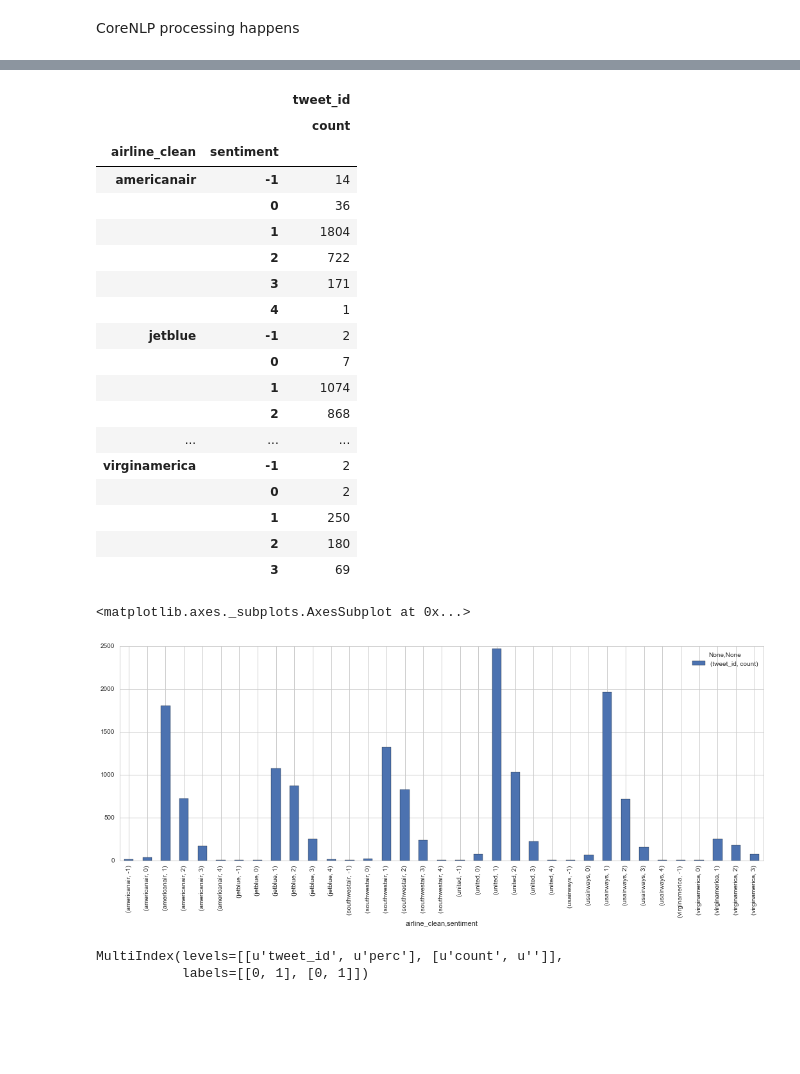
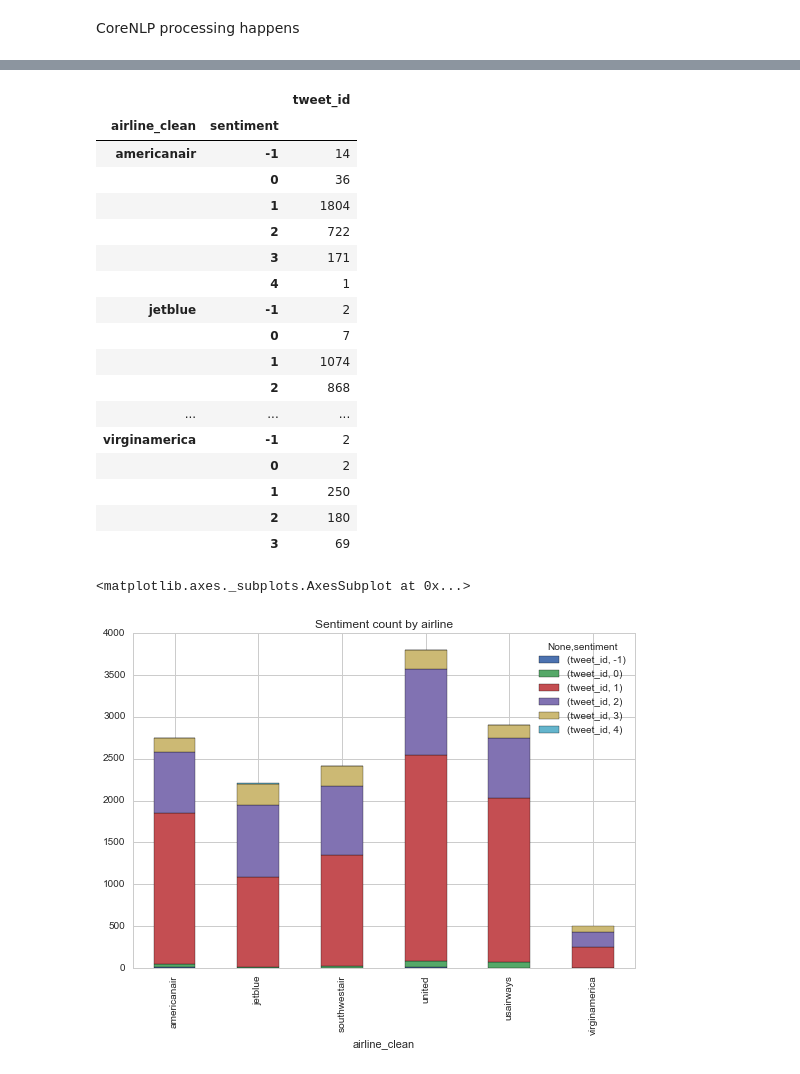
Before and after one commit to l1x/nlp, a Jupyter notebook: nlp.ipynb, the cells around one changed output, grey strips where cells are left out. Drawn from its saved outputs; the diff is of its cells as text; code cells hidden in the pictures; blank space fills up the shorter version.

```diff
--- a/nlp.ipynb
+++ b/nlp.ipynb
@@ -491,0 +492,3 @@ df2.sample()
+# %%
+df2=df2[['sentiment', 'airline_clean', 'tweet_id']]
+df2.sample()
@@ -492,9 +582,8 @@ df2.sample()
 # %%
-dfc = df2[['tweet_id','airline_clean','sentiment']].groupby(['airline_clean','sentiment']).agg(['count'])
-dfc
+df2_grouped = df2.groupby(['airline_clean','sentiment']).count()
+df2_grouped
 # %% [output]
 |  |  | tweet_id |
-|  |  | count |
 | airline_clean | sentiment |  |
 | americanair | -1 | 14 |
 |  | 0 | 36 |
@@ -513,12 +602,7 @@ dfc
 |  | 2 | 180 |
 |  | 3 | 69 |
 # %%
-dfc.plot(kind='bar', stacked=True,figsize=(18,6))
+df2_grouped.unstack().plot(kind='bar',stacked=True,figsize=(9, 6),title='Sentiment count by airline')
 # %% [output]
 <matplotlib.axes._subplots.AxesSubplot at 0x...>
-[figure, old version]
+[figure, new version]
-# %%
-dfc.columns
-# %% [output]
-MultiIndex(levels=[[u'tweet_id', u'perc'], [u'count', u'']],
-           labels=[[0, 1], [0, 1]])
```
Also changed, not shown: parts of 23 cells of this notebook.
